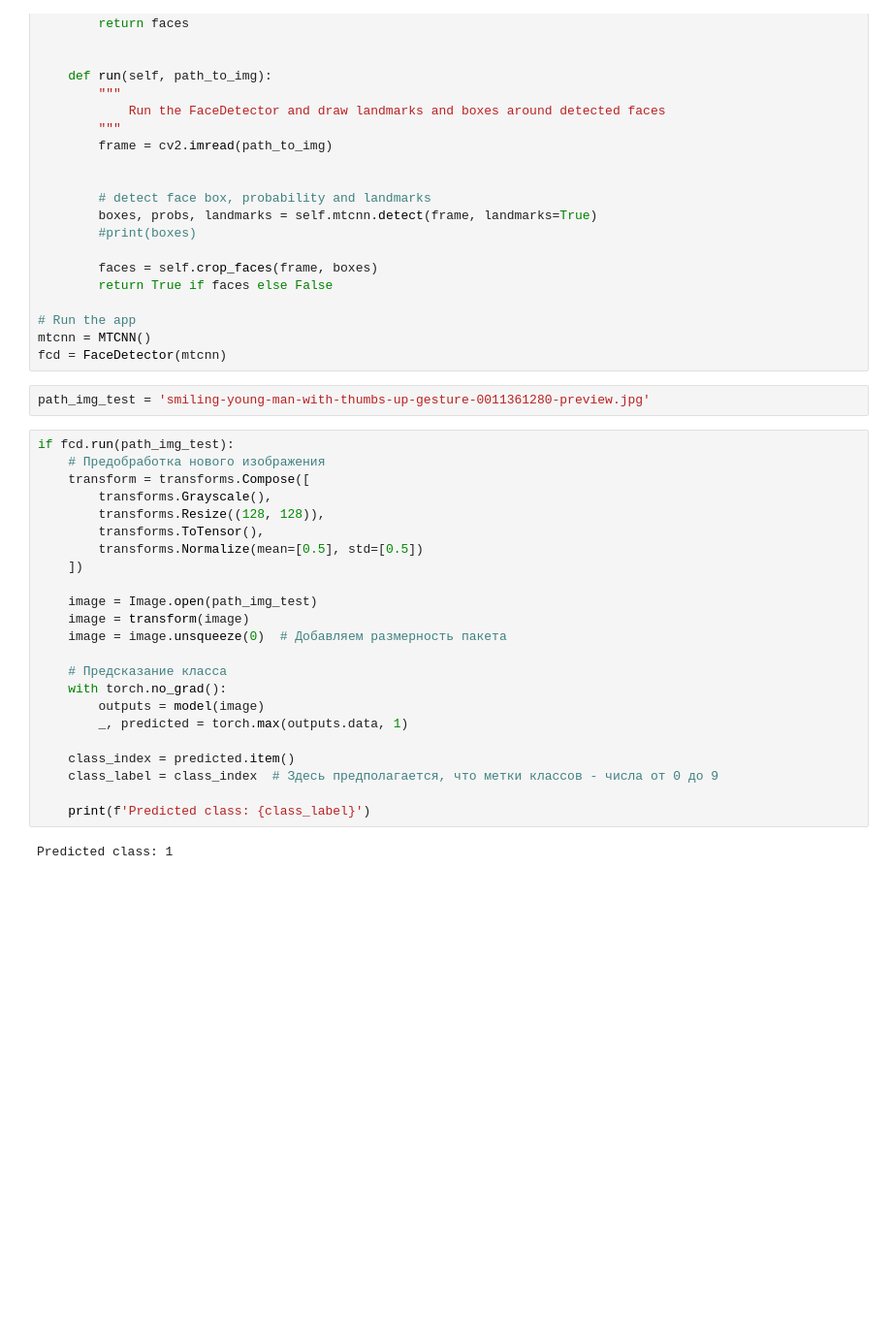
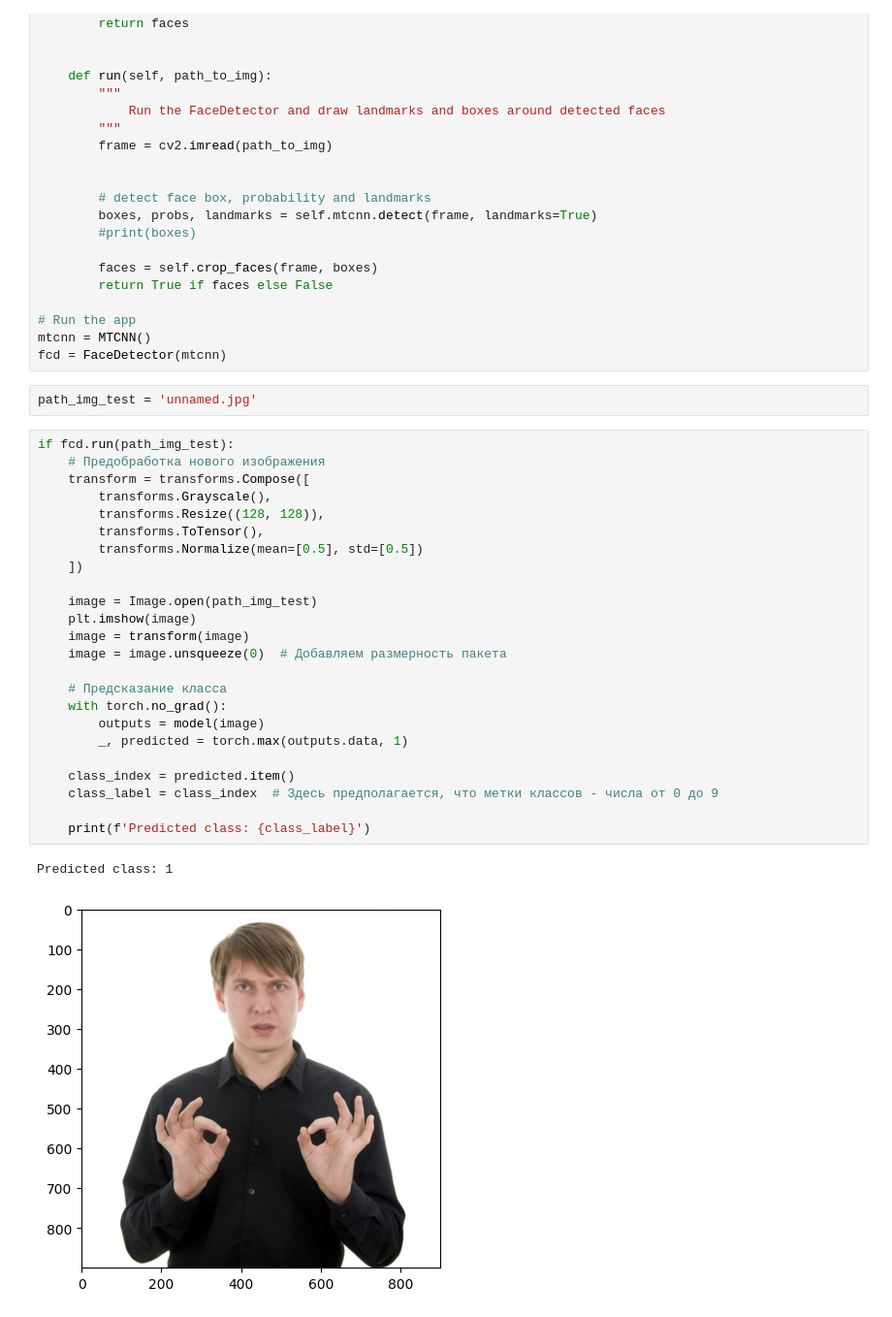
Before and after one commit to OkhotnikovVV/Education, a Jupyter notebook: GB/Quarter 05/PyTorch/Lesson 10/OVV_PT_HW_10.ipynb, the cells around one changed output. Shown at 97% size. Cells and saved outputs as stored; diff of their text form; blank space fills up the shorter version.

```diff
--- a/GB/Quarter 05/PyTorch/Lesson 10/OVV_PT_HW_10.ipynb
+++ b/GB/Quarter 05/PyTorch/Lesson 10/OVV_PT_HW_10.ipynb
@@ -504,29 +504,31 @@ class FaceDetector(object):
 mtcnn = MTCNN()
 fcd = FaceDetector(mtcnn)
 # %%
-path_img_test = 'smiling-young-man-with-thumbs-up-gesture-0011361280-preview.jpg'
+path_img_test = 'unnamed.jpg'
 # %%
 if fcd.run(path_img_test):
     # Предобработка нового изображения
     transform = transforms.Compose([
         transforms.Grayscale(),
         transforms.Resize((128, 128)),
         transforms.ToTensor(),
         transforms.Normalize(mean=[0.5], std=[0.5])
     ])
 
     image = Image.open(path_img_test)
+    plt.imshow(image)
     image = transform(image)
     image = image.unsqueeze(0)  # Добавляем размерность пакета
 
     # Предсказание класса
     with torch.no_grad():
         outputs = model(image)
         _, predicted = torch.max(outputs.data, 1)
 
     class_index = predicted.item()
     class_label = class_index  # Здесь предполагается, что метки классов - числа от 0 до 9
 
     print(f'Predicted class: {class_label}')
 # %% [output]
 Predicted class: 1
+[figure, added]
```
